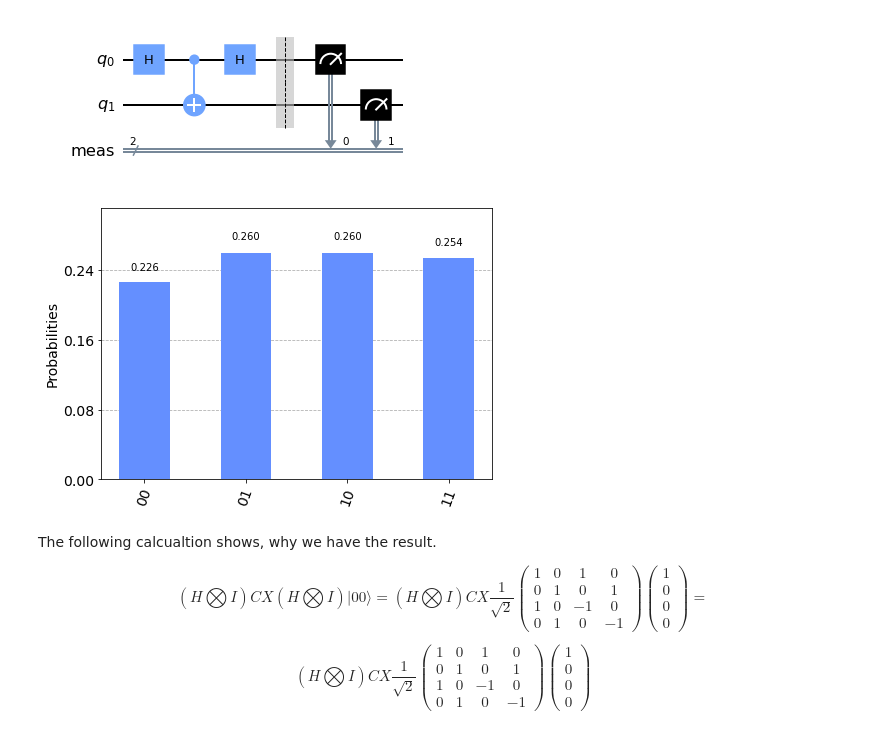
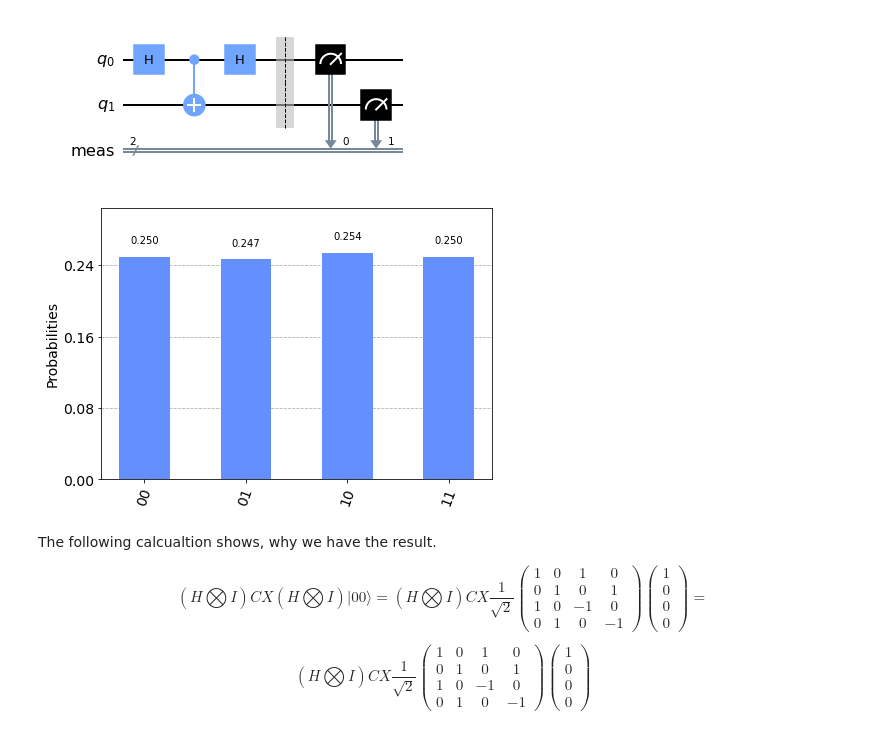
Before and after one commit to FreddyTF/QuantumBiscuit, a Jupyter notebook: InitialNotebook-Copy1.ipynb, the cells around one changed output. Saved outputs shown, nothing was run; the diff lists cells and outputs as text; code cells hidden in the pictures.

```diff
--- a/InitialNotebook-Copy1.ipynb
+++ b/InitialNotebook-Copy1.ipynb
@@ -171,15 +171,15 @@ bomb_tester_with_bomb.draw(output='mpl')
 # %%
 # Running the basic bomb tester circuit
 simulator = QasmSimulator()
 
-job = simulator.run(bomb_tester_with_bomb, shots=1000)
+job = simulator.run(bomb_tester_with_bomb, shots=10000)
 result = job.result()
 counts = result.get_counts(bomb_tester_with_bomb)
 
 
 plot_histogram(counts)
 # %% [output]
-[figure, old version]
+[figure, new version]
 # %% [markdown]
 The following calcualtion shows, why we have the result.
 
```
Also changed, not shown: parts of 2 cells of this notebook.
